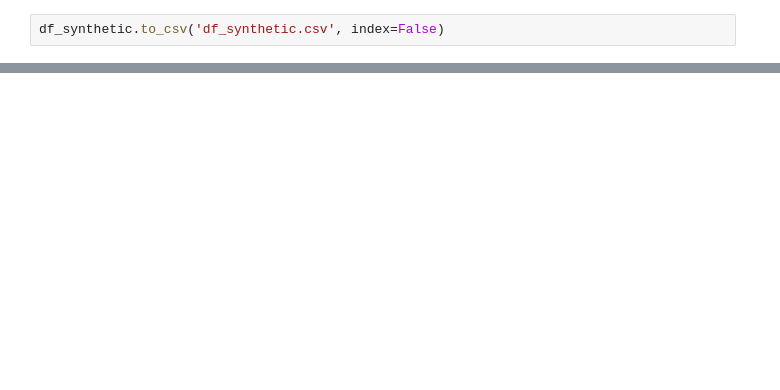
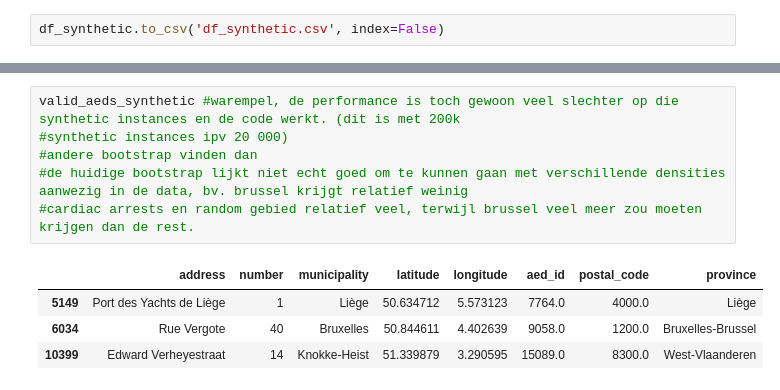
Before and after one commit to Elouan-Debels/MDAProject, a Jupyter notebook: preprocessing.ipynb, the cells around one changed output, grey strips where cells are left out. Drawn from its saved outputs; the diff is of its cells as text; blank space fills up the shorter version.

```diff
--- a/preprocessing.ipynb
+++ b/preprocessing.ipynb
@@ -491,0 +598,11 @@ df_synthetic.to_csv('df_synthetic.csv', index=False)
+# %%
+valid_aeds_synthetic #warempel, de performance is toch gewoon veel slechter op die synthetic instances en de code werkt. (dit is met 200k
+#synthetic instances ipv 20 000)
+#andere bootstrap vinden dan
+#de huidige bootstrap lijkt niet echt goed om te kunnen gaan met verschillende densities aanwezig in de data, bv. brussel krijgt relatief weinig
+#cardiac arrests en random gebied relatief veel, terwijl brussel veel meer zou moeten krijgen dan de rest.
+# %% [output]
+|  | address | number | municipality | latitude | longitude | aed_id | postal_code | province |
+| 5149 | Port des Yachts de Liège | 1 | Liège | 50.634712 | 5.573123 | 7764.0 | 4000.0 | Liège |
+| 6034 | Rue Vergote | 40 | Bruxelles | 50.844611 | 4.402639 | 9058.0 | 1200.0 | Bruxelles-Brussel |
+| 10399 | Edward Verheyestraat | 14 | Knokke-Heist | 51.339879 | 3.290595 | 15089.0 | 8300.0 | West-Vlaanderen |
```
Also changed, not shown: parts of 6 cells of this notebook, 2 other files.
